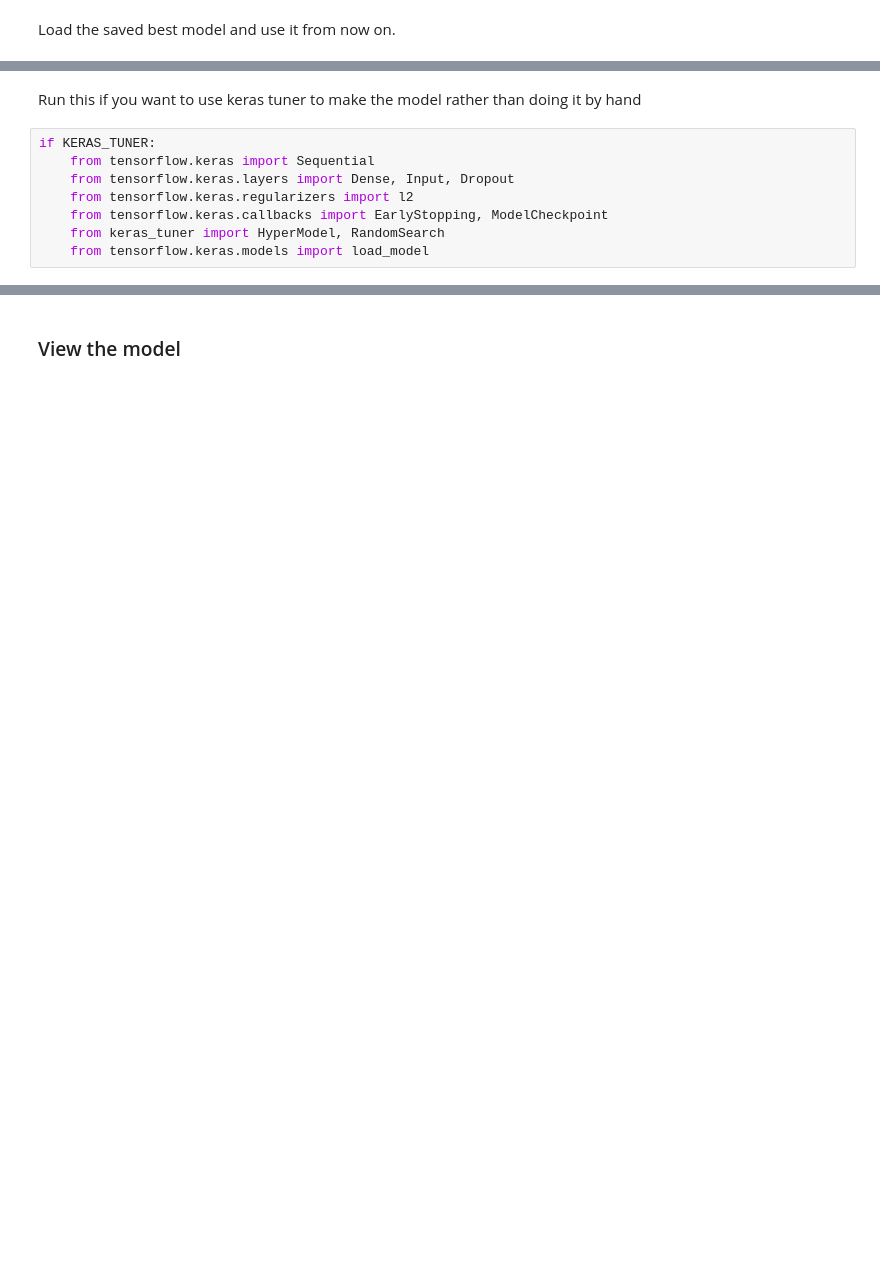
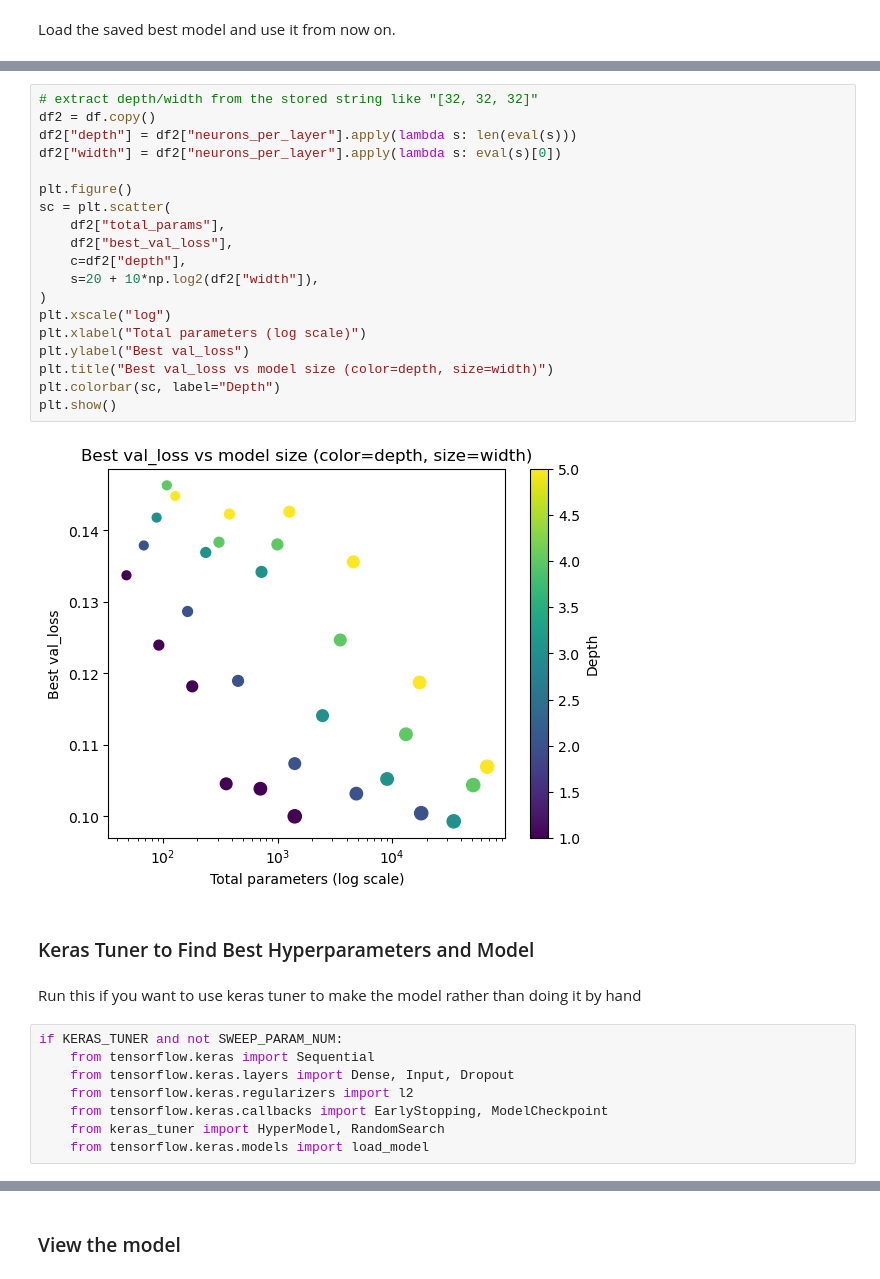
Before and after one commit to abhishekchak52/ML_qubit_design, a Jupyter notebook: model_predict_coupler_NCap_cap_matrix/ml_01_train_keras.ipynb, the cells around one changed output, grey strips where cells are left out. Saved outputs shown, nothing was run; the diff lists cells and outputs as text; blank space fills up the shorter version.

```diff
--- a/model_predict_coupler_NCap_cap_matrix/ml_01_train_keras.ipynb
+++ b/model_predict_coupler_NCap_cap_matrix/ml_01_train_keras.ipynb
@@ -757,7 +879,30 @@ if not KERAS_TUNER:
+# %%
+# extract depth/width from the stored string like "[32, 32, 32]"
+df2 = df.copy()
+df2["depth"] = df2["neurons_per_layer"].apply(lambda s: len(eval(s)))
+df2["width"] = df2["neurons_per_layer"].apply(lambda s: eval(s)[0])
+
+plt.figure()
+sc = plt.scatter(
+    df2["total_params"],
+    df2["best_val_loss"],
+    c=df2["depth"],
+    s=20 + 10*np.log2(df2["width"]),
+)
+plt.xscale("log")
+plt.xlabel("Total parameters (log scale)")
+plt.ylabel("Best val_loss")
+plt.title("Best val_loss vs model size (color=depth, size=width)")
+plt.colorbar(sc, label="Depth")
+plt.show()
+# %% [output]
+[figure, added]
+# %% [markdown]
+### Keras Tuner to Find Best Hyperparameters and Model
 # %% [markdown]
 Run this if you want to use keras tuner to make the model rather than doing it by hand
 # %%
-if KERAS_TUNER:
+if KERAS_TUNER and not SWEEP_PARAM_NUM:
     from tensorflow.keras import Sequential
     from tensorflow.keras.layers import Dense, Input, Dropout
     from tensorflow.keras.regularizers import l2
```
Also changed, not shown: parts of 23 cells of this notebook, 4 other files.
